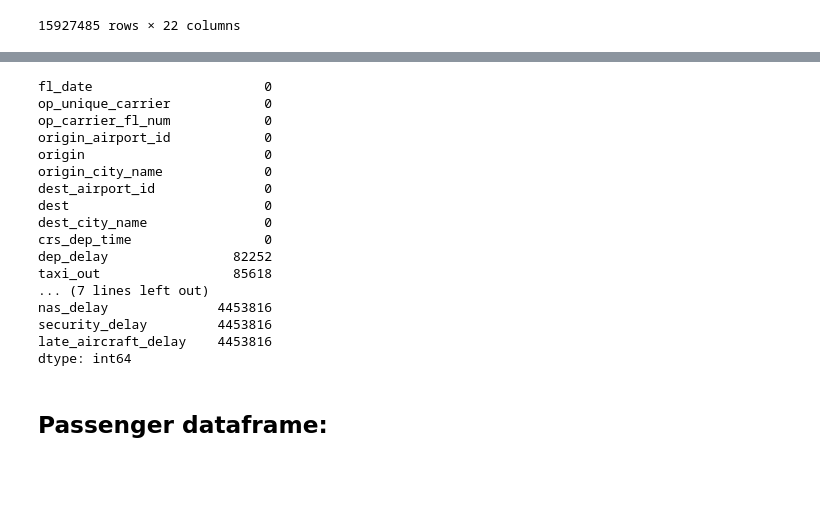
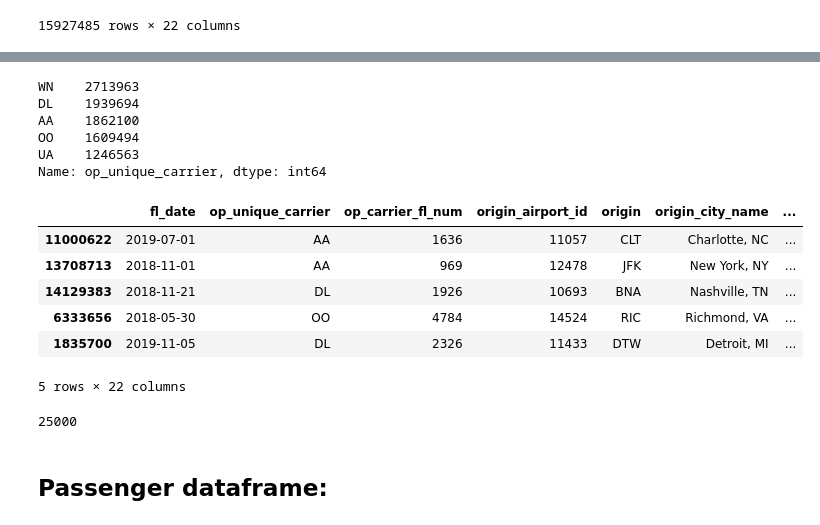
Before and after one commit to CamStevens15/Flight_Prediction_project, a Jupyter notebook: exploratory_analysis.ipynb, the cells around one changed output, grey strips where cells are left out. Cells and saved outputs as stored; diff of their text form; code cells hidden in the pictures; blank space fills up the shorter version.

Commit message:
Created new sample dataframe based on top 5 carriers for flight

```diff
--- a/exploratory_analysis.ipynb
+++ b/exploratory_analysis.ipynb
@@ -178,11 +79,0 @@ flights_df_2019.head()
-# %%
-
-#( Convert the date to datetime64)
-
-df_flights['fl_date'] = pd.to_datetime(df_flights['fl_date'], format='%Y-%m-%d')
-
-# Filter data between two dates
-filtered_df = df_flights.loc[(df_flights['fl_date'] >= '2019-05-01')
-                     & (df_flights['fl_date'] < '2019-12-31')]
-# Display
-filtered_df
@@ -203,20 +80,40 @@ filtered_df
-# %%
-print(filtered_df.isnull().sum())
-# %% [output]
-fl_date                      0
-op_unique_carrier            0
-op_carrier_fl_num            0
-origin_airport_id            0
-origin                       0
-origin_city_name             0
-dest_airport_id              0
-dest                         0
-dest_city_name               0
-crs_dep_time                 0
-dep_delay                82252
-taxi_out                 85618
-... (7 lines left out)
-nas_delay              4453816
-security_delay         4453816
-late_aircraft_delay    4453816
-dtype: int64
+# %%
+#shows the top 5 carriers in the data which we will filter the data on, which will limit the amount of data overall
+
+filtered_df= df_flights["op_unique_carrier"].value_counts()[:5].sort_values(ascending=False)
+filtered_df
+# %% [output]
+WN    2713963
+DL    1939694
+AA    1862100
+OO    1609494
+UA    1246563
+Name: op_unique_carrier, dtype: int64
+# %%
+#filter for top 5 carrier airlines to get data from.
+flightsWN= df_flights.loc[df_flights['op_unique_carrier'] == "WN"]
+flightsDL= df_flights.loc[df_flights['op_unique_carrier'] == "DL"]
+flightsAA= df_flights.loc[df_flights['op_unique_carrier'] == "AA"]
+flightsOO= df_flights.loc[df_flights['op_unique_carrier'] == "OO"]
+flightsUA= df_flights.loc[df_flights['op_unique_carrier'] == "UA"]
+# %%
+#add datafames for % top carriers together
+
+frames = [flightsWN, flightsDL, flightsAA, flightsOO,flightsUA]
+
+result = pd.concat(frames)
+
+sampled_flights_df = result.sample(n = 25000)
+sampled_flights_df.tail()
+# %% [output]
+|  | fl_date | op_unique_carrier | op_carrier_fl_num | origin_airport_id | origin | origin_city_name | ... |
+| 11000622 | 2019-07-01 | AA | 1636 | 11057 | CLT | Charlotte, NC | ... |
+| 13708713 | 2018-11-01 | AA | 969 | 12478 | JFK | New York, NY | ... |
+| 14129383 | 2018-11-21 | DL | 1926 | 10693 | BNA | Nashville, TN | ... |
+| 6333656 | 2018-05-30 | OO | 4784 | 14524 | RIC | Richmond, VA | ... |
+| 1835700 | 2019-11-05 | DL | 2326 | 11433 | DTW | Detroit, MI | ... |
+5 rows × 22 columns
+# %%
+len(sampled_flights_df)
+# %% [output]
+25000
```
Also changed, not shown: parts of 13 cells of this notebook.
